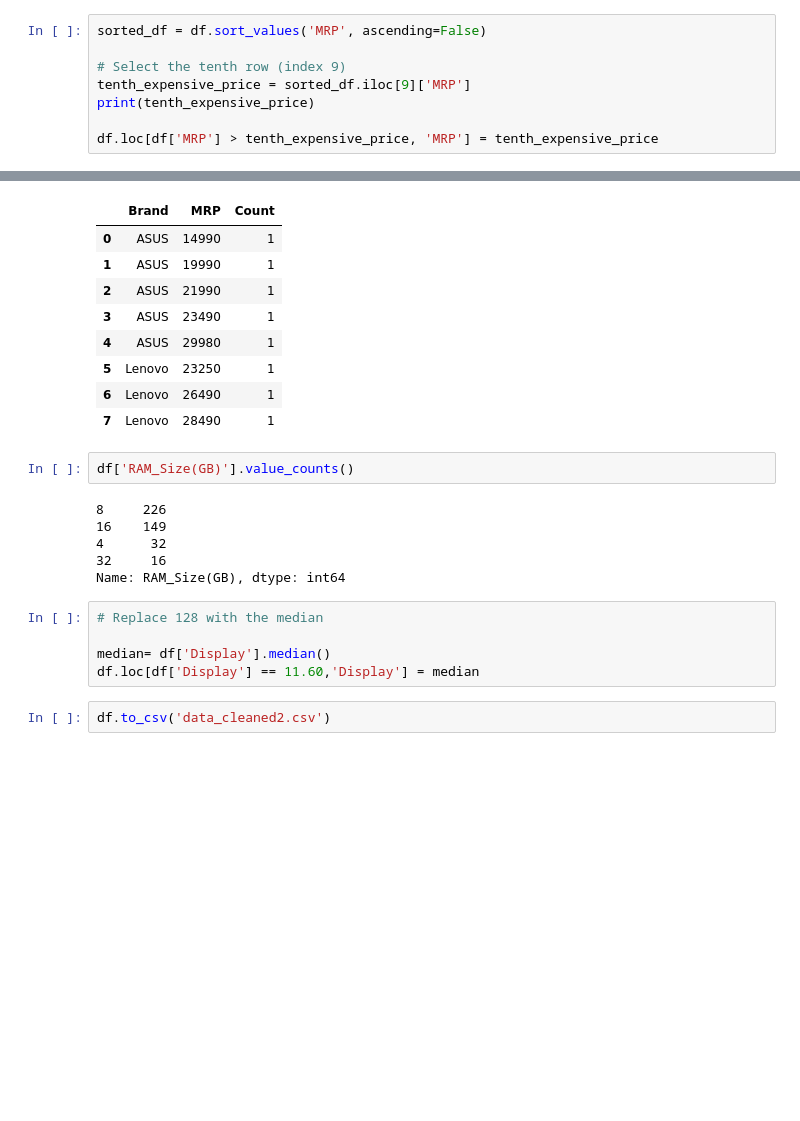
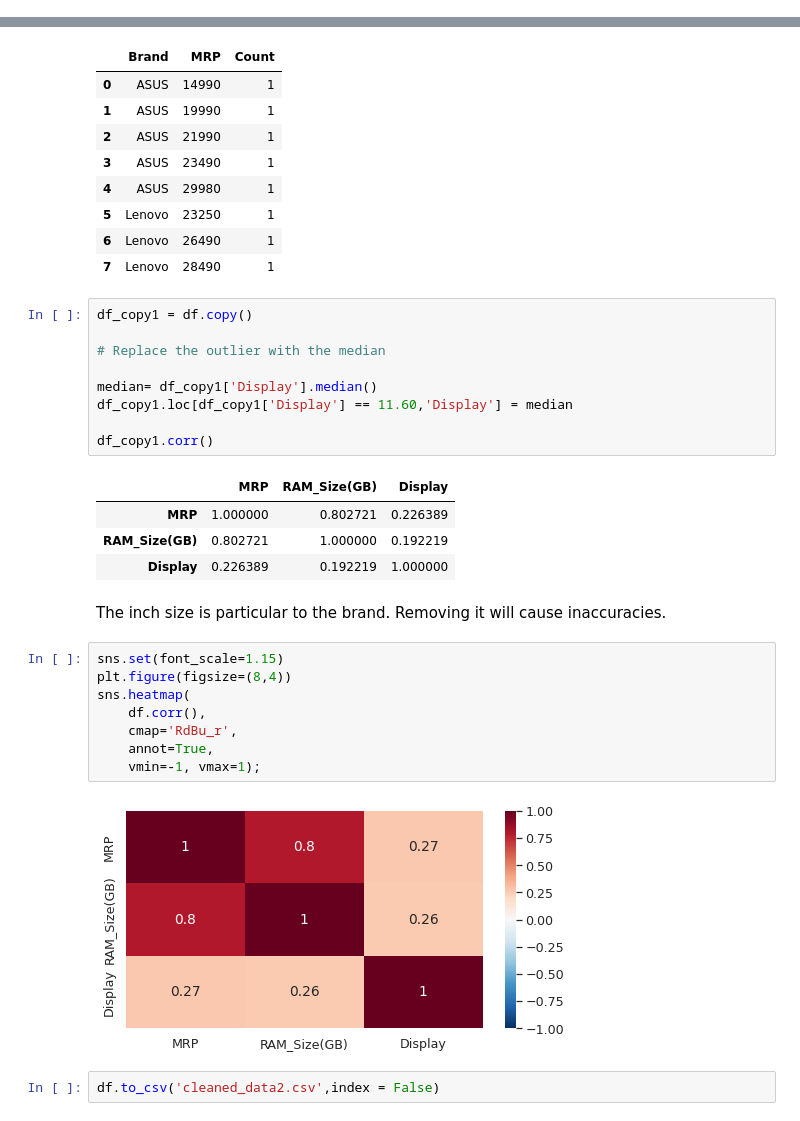
Before and after one commit to PerisN/Predict-Laptop-Prices-Streamlit, a Jupyter notebook: Notebooks/Exploration.ipynb, the cells around one changed output, grey strips where cells are left out. Saved outputs shown, nothing was run; the diff lists cells and outputs as text; blank space fills up the shorter version.

```diff
--- a/Notebooks/Exploration.ipynb
+++ b/Notebooks/Exploration.ipynb
@@ -243,8 +229,0 @@ Number of outliers detected using mean and standard deviation: 9
-# %%
-sorted_df = df.sort_values('MRP', ascending=False)
-
-# Select the tenth row (index 9)
-tenth_expensive_price = sorted_df.iloc[9]['MRP']
-print(tenth_expensive_price)
-
-df.loc[df['MRP'] > tenth_expensive_price, 'MRP'] = tenth_expensive_price
@@ -268,18 +288,31 @@ grouped_df
 | 5 | Lenovo | 23250 | 1 |
 | 6 | Lenovo | 26490 | 1 |
 | 7 | Lenovo | 28490 | 1 |
-# %%
-df['RAM_Size(GB)'].value_counts()
-# %% [output]
-8     226
-16    149
-4      32
-32     16
-Name: RAM_Size(GB), dtype: int64
 # %%
-# Replace 128 with the median
+df_copy1 = df.copy()
 
-median= df['Display'].median()
-df.loc[df['Display'] == 11.60,'Display'] = median
+# Replace the outlier with the median
+
+median= df_copy1['Display'].median()
+df_copy1.loc[df_copy1['Display'] == 11.60,'Display'] = median
+
+df_copy1.corr()
+# %% [output]
+|  | MRP | RAM_Size(GB) | Display |
+| MRP | 1.000000 | 0.802721 | 0.226389 |
+| RAM_Size(GB) | 0.802721 | 1.000000 | 0.192219 |
+| Display | 0.226389 | 0.192219 | 1.000000 |
+# %% [markdown]
+The inch size is particular to the brand. Removing it will cause inaccuracies.
+# %%
+sns.set(font_scale=1.15)
+plt.figure(figsize=(8,4))
+sns.heatmap(
+    df.corr(),
+    cmap='RdBu_r',
+    annot=True,
+    vmin=-1, vmax=1);
+# %% [output]
+[figure, added]
 # %%
-df.to_csv('data_cleaned2.csv')
+df.to_csv('cleaned_data2.csv',index = False)
```
Also changed, not shown: parts of 16 cells of this notebook.
